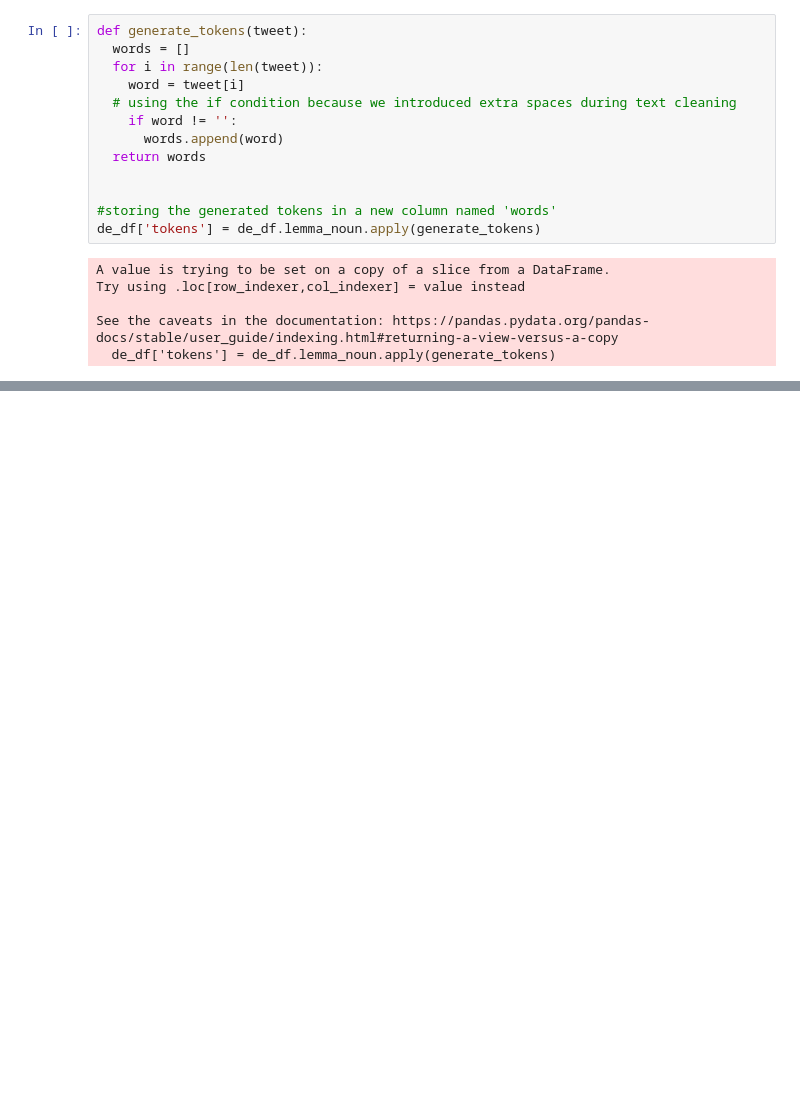
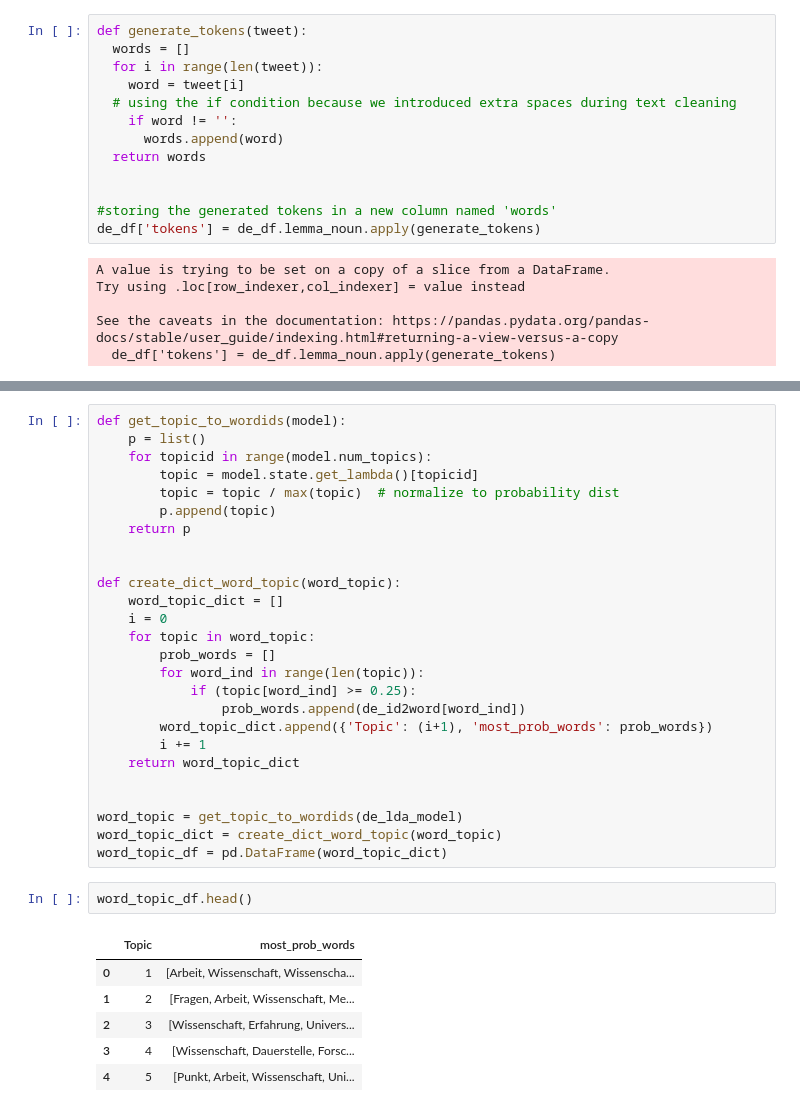
Before and after one commit to moinam/TweetAnalyzer, a Jupyter notebook: DE_Cluster_TopicModel_Moinam.ipynb, the cells around one changed output, grey strips where cells are left out. Saved outputs shown, nothing was run; the diff lists cells and outputs as text; blank space fills up the shorter version.

```diff
--- a/DE_Cluster_TopicModel_Moinam.ipynb
+++ b/DE_Cluster_TopicModel_Moinam.ipynb
@@ -508,0 +550,35 @@ INFO:gensim.utils:LdaModel lifecycle event {'msg': 'trained LdaModel<num_terms=2
+# %%
+def get_topic_to_wordids(model):
+    p = list()
+    for topicid in range(model.num_topics):
+        topic = model.state.get_lambda()[topicid]
+        topic = topic / max(topic)  # normalize to probability dist
+        p.append(topic)
+    return p
+
+
+def create_dict_word_topic(word_topic):
+    word_topic_dict = []
+    i = 0
+    for topic in word_topic:
+        prob_words = []
+        for word_ind in range(len(topic)):
+            if (topic[word_ind] >= 0.25):
+                prob_words.append(de_id2word[word_ind])
+        word_topic_dict.append({'Topic': (i+1), 'most_prob_words': prob_words})
+        i += 1
+    return word_topic_dict
+
+
+word_topic = get_topic_to_wordids(de_lda_model)
+word_topic_dict = create_dict_word_topic(word_topic)
+word_topic_df = pd.DataFrame(word_topic_dict)
+# %%
+word_topic_df.head()
+# %% [output]
+|  | Topic | most_prob_words |
+| 0 | 1 | [Arbeit, Wissenschaft, Wissenscha... |
+| 1 | 2 | [Fragen, Arbeit, Wissenschaft, Me... |
+| 2 | 3 | [Wissenschaft, Erfahrung, Univers... |
+| 3 | 4 | [Wissenschaft, Dauerstelle, Forsc... |
+| 4 | 5 | [Punkt, Arbeit, Wissenschaft, Uni... |
```
Also changed, not shown: parts of 16 cells of this notebook.
